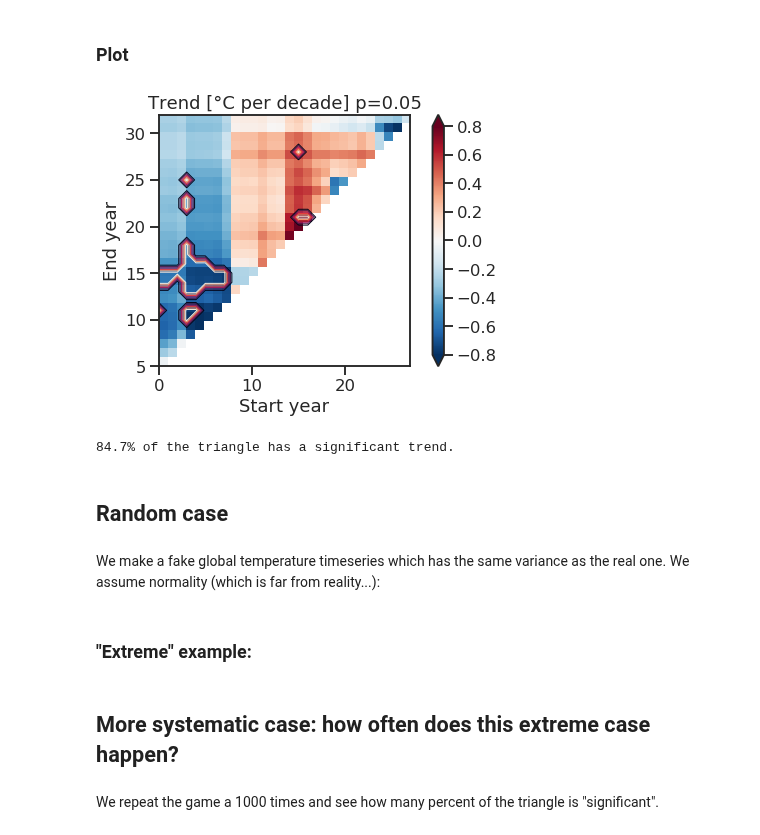
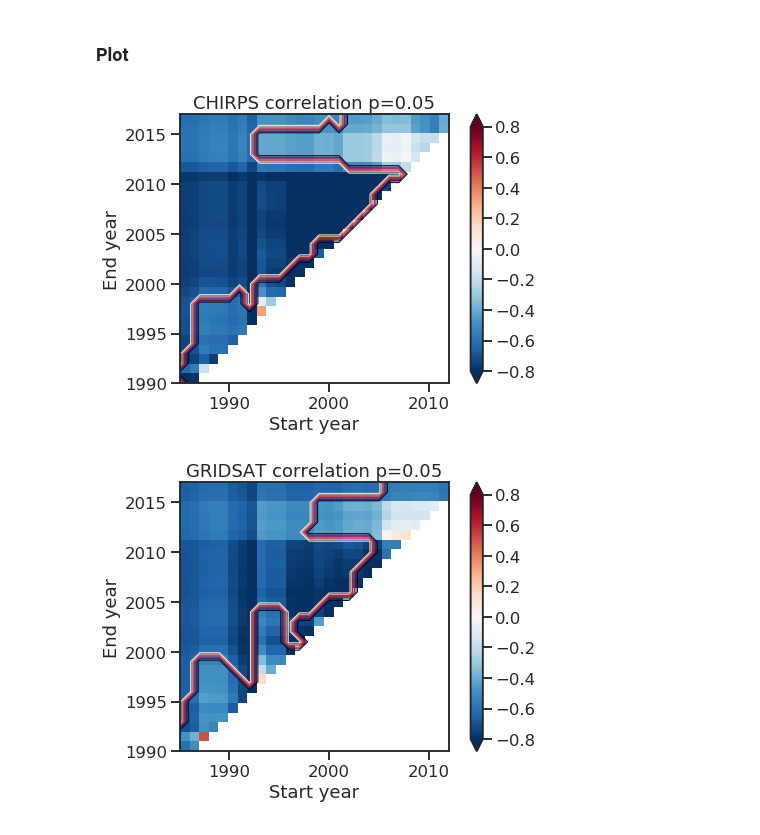
Before and after one commit to cornkle/proj_CEH, a Jupyter notebook: notebooks/HUARAZ_triangle_plots_Altiplano.ipynb, the cells around one changed output. Drawn from its saved outputs; the diff is of its cells as text; code cells hidden in the pictures.

```diff
--- a/notebooks/HUARAZ_triangle_plots_Altiplano.ipynb
+++ b/notebooks/HUARAZ_triangle_plots_Altiplano.ipynb
@@ -107,0 +82,4 @@ Coordinates:
+# %%
+ets = ets.to_pandas()
+gts = gts.to_pandas()
+cts = cts.to_pandas()
@@ -127,12 +104,0 @@ plt.savefig('ts_giss.png', dpi=150)
-# %%
-months= [1,2,3,4,5,6,7,8,9,10,11,12]#,4,5,6,9,10,11#,4,5,6,9,10,11,(3,5), (9,11)]#, 10,5,9]#[(12,2)]#[1,2,3,4,5,6,7,8,9,10,11,12]# #,2,3,11,12]#[(12,2)]#[1,2,3,4,5,6,7,8,9,10,11,12]# #,2,3,11,12]
-m=11
-
-# ets = era_valley['u'].sel(time=(era_valley['time.month']==m))
-# gts = gsat.sel(time=(gsat['time.month']==m))
-
-ets = era_valley['u'].sel(time=((era_valley['time.month']==12) | (era_valley['time.month']<=2))).groupby('time.year').mean('time')
-gts = gsat.sel(time=((gsat['time.month']==12) | (gsat['time.month']<=2))).groupby('time.year').mean('time')
-cts = chirp.sel(time=((chirp['time.month']==12) | (chirp['time.month']<=2))).groupby('time.year').mean('time')
-dicm = {}
-dicmean = {}
@@ -158,8 +113,8 @@ plt.scatter(ets,gts)
 ### Trend analysis
 # %%
 # the trend are computed on time series at least 20yrs long
-start_years = np.arange(len(ets.values))[:-5]
-end_years = np.arange(len(ets.values))[5:]
+start_years = ets.index[:-5]
+end_years = ets.index[5:]
 ny = len(start_years)
 extent = (start_years[0], start_years[-1], end_years[0], end_years[-1])  # needed for the plot later
 # %%
@@ -168,33 +123,25 @@ trend = np.zeros((ny, ny)) * np.NaN
 sig = np.ones((ny, ny))
 for i, start_year in enumerate(start_years):
     for j, end_year in enumerate(end_years):
-        data1 = ets[start_year:end_year]
-        data2 = gts[start_year:end_year]
+        data1 = ets.loc[start_year:end_year]
+        data2 = cts.loc[start_year:end_year]
         if len(data1) < 5:
             continue
-        slope, intercept, r, p_val, stderr = stats.linregress(data1.values, data2.values)   #stats.linregress(data.index, data.values)
-        trend[j, i] = r
+        slope, intercept, r, p_val, stderr = stats.linregress(data1.values, data2.values)
+        trend[j, i] = r   # for decadal trends
         sig[j, i] = p_val
 # %% [markdown]
 ### Plot
 # %%
 # plot
 plt.figure(figsize=(7, 5))
 im = plt.imshow(trend, extent=extent, interpolation='none', origin='lower', cmap=cmap, vmin=-0.8, vmax=0.8)
 plt.contour(start_years, end_years, sig < 0.05, linewidths=1)
 plt.colorbar(im, extend='both');
-plt.title('Trend [°C per decade] p=0.05');
+plt.title('CHIRPS correlation p=0.05');
 plt.xlabel('Start year');
 plt.ylabel('End year');
 plt.tight_layout()
-plt.savefig('triangle_giss.png', dpi=150)
+#plt.savefig('triangle_giss.png', dpi=150)
 # %% [output]
-[figure, old version]
+[figure, new version]
-# %%
-print('{:.1%} of the triangle has a significant trend.'.format(np.sum(sig < 0.05) / np.sum(np.isfinite(trend))))
-# %% [output]
-84.7% of the triangle has a significant trend.
-# %% [markdown]
-## Random case
-# %% [markdown]
-We make a fake global temperature timeseries which has the same variance as the real one. We assume normality (which is far from reality...):
@@ -219,11 +161,13 @@ for i, start_year in enumerate(start_years):
 # %%
 # plot
 plt.figure(figsize=(7, 5))
-im = plt.imshow(trend, extent=extent, interpolation='none', origin='lower', cmap=cmap, vmin=-0.2, vmax=0.2)
+im = plt.imshow(trend, extent=extent, interpolation='none', origin='lower', cmap=cmap, vmin=-0.8, vmax=0.8)
 plt.contour(start_years, end_years, sig < 0.05, linewidths=1)
 plt.colorbar(im, extend='both');
-plt.title('Trend [°C per decade] p=0.05');
+plt.title('GRIDSAT correlation p=0.05');
 plt.xlabel('Start year');
 plt.ylabel('End year');
 plt.tight_layout()
-plt.savefig('triangle_random.png', dpi=150)
+#plt.savefig('triangle_giss.png', dpi=150)
+# %% [output]
+[figure, added]
@@ -232,2 +173,0 @@ print('{:.1%} of the triangle has a significant trend.'.format(np.sum(sig < 0.05
-# %% [markdown]
-### "Extreme" example:
@@ -258,5 +174 @@ print('{:.1%} of the triangle has a significant trend.'.format(np.sum(sig < 0.05
-# %% [markdown]
-## More systematic case: how often does this extreme case happen?
-# %% [markdown]
-We repeat the game a 1000 times and see how many percent of the triangle is "significant".
 # %%
```
Also changed, not shown: parts of 30 cells of this notebook, 10 other files.
